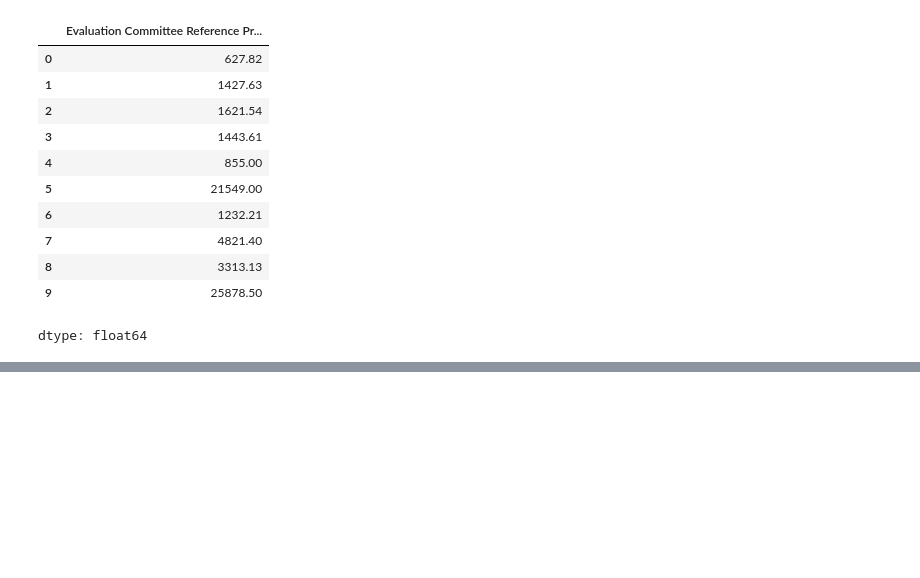
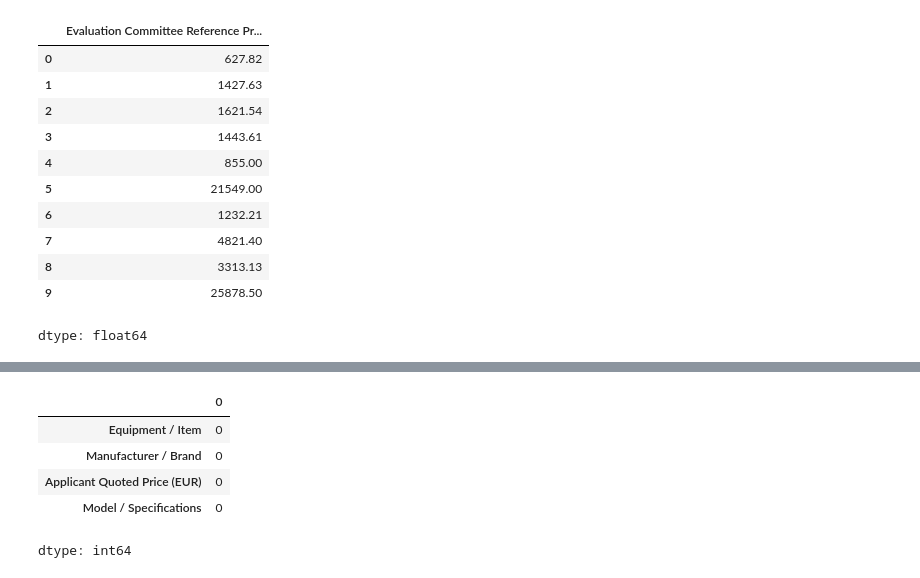
Before and after one commit to milatovicdanka90-maker/dsb_capstone, a Jupyter notebook: 01_EDA.ipynb, the cells around one changed output, grey strips where cells are left out. Saved outputs shown, nothing was run; the diff lists cells and outputs as text; code cells hidden in the pictures; blank space fills up the shorter version.

```diff
--- a/01_EDA.ipynb
+++ b/01_EDA.ipynb
@@ -804,0 +902,11 @@ I selected the Evaluation Committee Reference Price as the target variable (y).
+# %%
+# Checking missing values in selected features
+
+X.isnull().sum()
+# %% [output]
+|  | 0 |
+| Equipment / Item | 0 |
+| Manufacturer / Brand | 0 |
+| Applicant Quoted Price (EUR) | 0 |
+| Model / Specifications | 0 |
+dtype: int64
```
Also changed, not shown: parts of 19 cells of this notebook.
